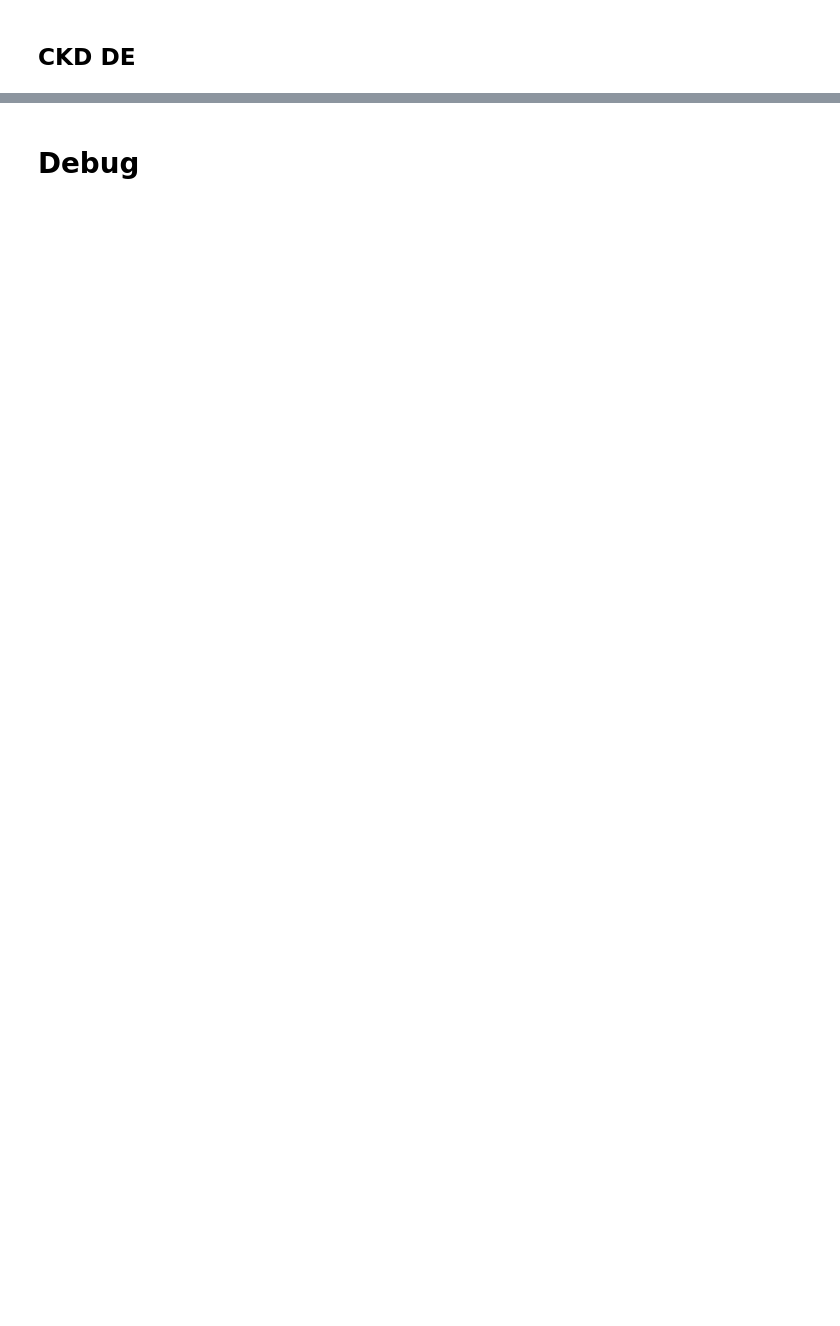
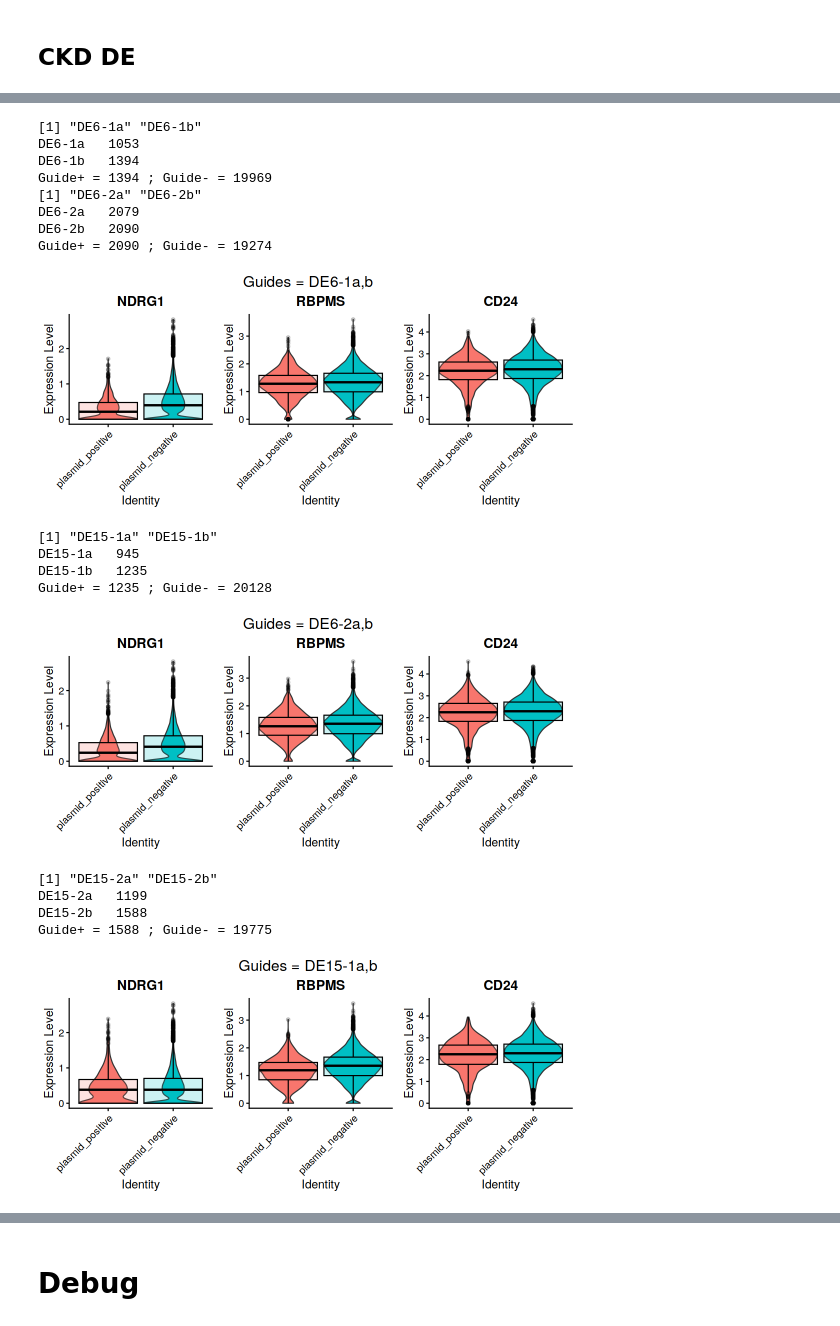
Before and after one commit to ucsf-lgr/ckd-workflow, a Jupyter notebook: secondary/04_DE_by_plasmid.ipynb, the cells around one changed output, grey strips where cells are left out. Cells and saved outputs as stored; diff of their text form; code cells hidden in the pictures; blank space fills up the shorter version.

```diff
--- a/secondary/04_DE_by_plasmid.ipynb
+++ b/secondary/04_DE_by_plasmid.ipynb
@@ -323,8 +405,8 @@ Guide+ = 1043 ; Guide- = 20320
 # %% [markdown]
 ## DE controls
 # %%
-targets = unique(filter(df_guide, subclass=='de_control')$alias)
-plots = vlnplot_for_targets(seurat_rna, df_guide, perturbed_cells_by_guide, targets)
-options(repr.plot.width=12, repr.plot.height=8)
-ggarrange(plotlist=plots, ncol=4, nrow = 2)
+df_de_control = filter(df_guide, subclass=='de_control')
+plots = vlnplot_for_plasmids(seurat_rna, df_de_control, perturbed_cells_by_guide)
+options(repr.plot.width=10, repr.plot.height=8)
+ggarrange(plotlist=plots, ncol=3, nrow = 2)
 # %% [output]
@@ -681,0 +443,61 @@ for(t in targets){
+# %%
+guide_pairs = list(c("DE6-1a", "DE6-1b"), c("DE6-2a", "DE6-2b"), c("DE15-1a", "DE15-1b"), c("DE15-2a", "DE15-2b"))
+regulated_genes = c("NDRG1", "RBPMS", "CD24")
+
+for(i in seq_along(guide_pairs)) {
+    guides_on_plasmid = unlist(guide_pairs[i])
+    print(guides_on_plasmid)
+
+    seurat_dummy <- mark_target_pos_neg(
+        seurat_rna,
+        perturbed_cells_by_guide,
+        guides_on_plasmid,
+        print_counts = T,
+        pos_label = "plasmid_positive",
+        neg_label = "plasmid_negative"
+    )
+
+    options(repr.plot.width=9, repr.plot.height=4)
+    plots <- VlnPlot(
+            object = seurat_dummy,
+            features = regulated_genes,
+            idents = NULL,
+            pt.size = 0,
+            sort = F,
+            ncol = 3,
+            combine = F
+        )
+
+    for(i in 1:length(plots)) {
+        plots[[i]] <- plots[[i]] +
+        NoLegend() +
+        geom_boxplot(width=2, color="black", alpha=0.2) +
+        theme(legend.position = 'none')
+
+    }
+    title = paste0("Guides = ", guides_on_plasmid[[1]][1], ",b")
+    plt1 <- ggarrange(plotlist=plots, ncol=3, nrow = 1)
+    plt1 <- annotate_figure(plt1, top = text_grob(title, color = "black", size = 18))
+
+    print(plt1)
+}
+# %% [output]
+[1] "DE6-1a" "DE6-1b"
+DE6-1a   1053
+DE6-1b   1394
+Guide+ = 1394 ; Guide- = 19969
+[1] "DE6-2a" "DE6-2b"
+DE6-2a   2079
+DE6-2b   2090
+Guide+ = 2090 ; Guide- = 19274
+[figure, added]
+[1] "DE15-1a" "DE15-1b"
+DE15-1a   945
+DE15-1b   1235
+Guide+ = 1235 ; Guide- = 20128
+[figure, added]
+[1] "DE15-2a" "DE15-2b"
+DE15-2a   1199
+DE15-2b   1588
+Guide+ = 1588 ; Guide- = 19775
+[figure, added]
```
Also changed, not shown: parts of 33 cells of this notebook, 5 other files.
